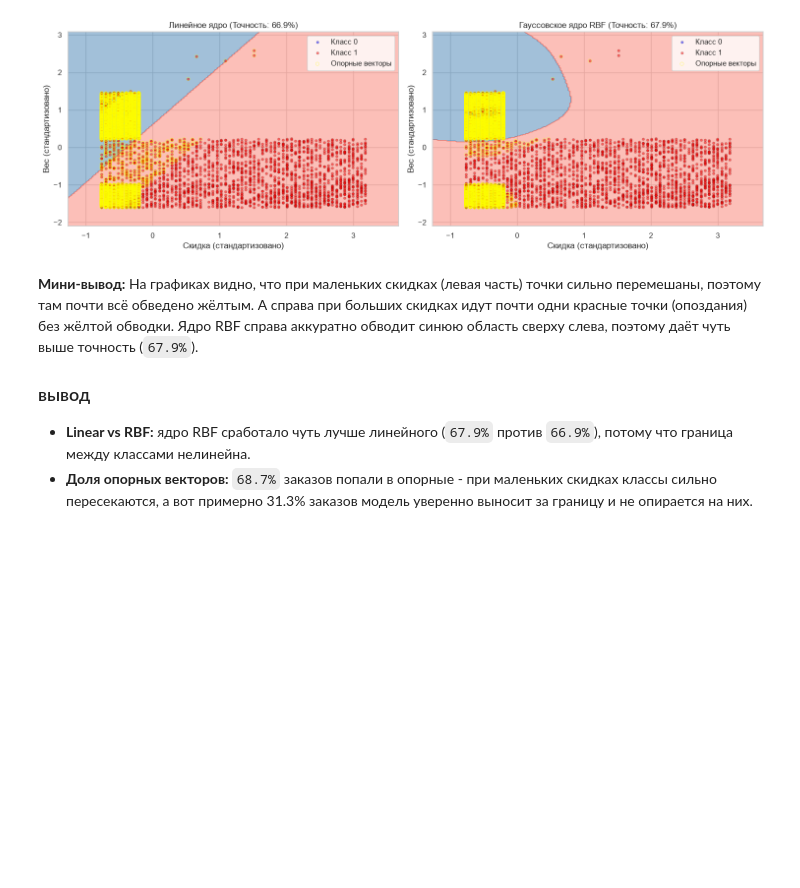
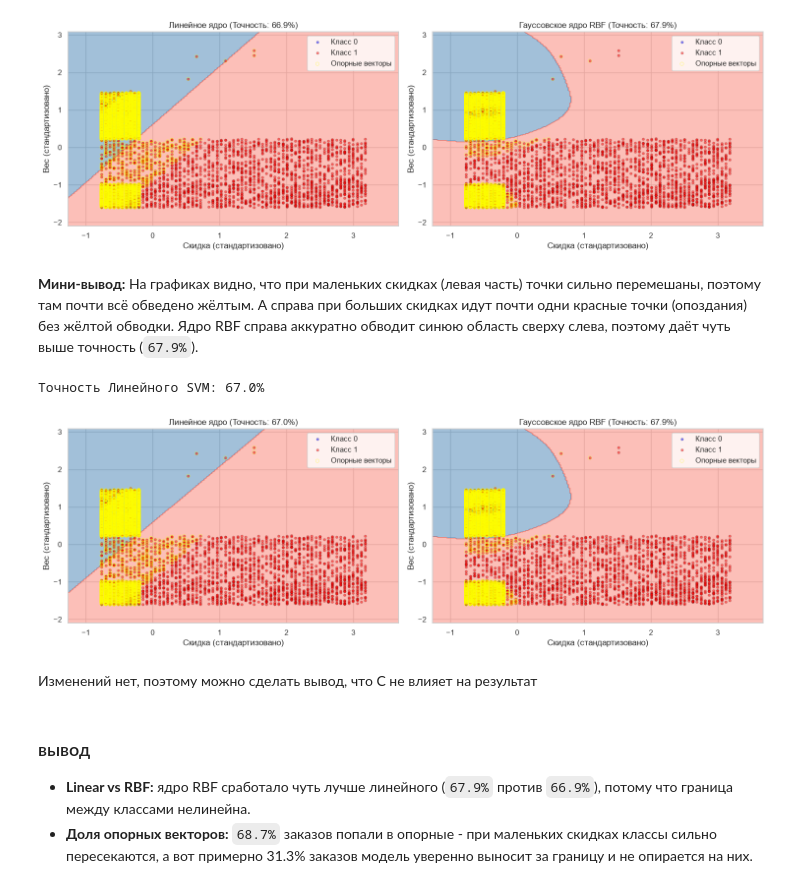
Before and after one commit to dsdhya/labs-po-AI, a Jupyter notebook: lab6/lab6.ipynb, the cells around one changed output. Drawn from its saved outputs; the diff is of its cells as text; code cells hidden in the pictures; blank space fills up the shorter version.

```diff
--- a/lab6/lab6.ipynb
+++ b/lab6/lab6.ipynb
@@ -140,9 +140,76 @@ plt.tight_layout()
 plt.show()
 # %% [output]
 [figure]
+# %% [markdown]
+**Мини-вывод:** На графиках видно, что при маленьких скидках (левая часть) точки сильно перемешаны, поэтому там почти всё обведено жёлтым. А справа при больших скидках идут почти одни красные точки (опоздания) без жёлтой обводки. Ядро RBF справа аккуратно обводит синюю область сверху слева, поэтому даёт чуть выше точность (`67.9%`).
+# %%
+svm_linear = SVC(
+    kernel="linear",
+    C=0.1,
+    gamma="scale",
+    random_state=42
+)
+svm_linear.fit(X_train_scaled, y_train)
+
+y_pred_lin = svm_linear.predict(X_test_scaled)
+acc_lin = accuracy_score(y_test, y_pred_lin)
+print(f"Точность Линейного SVM: {acc_lin*100:.1f}%")
+# %% [output]
+Точность Линейного SVM: 67.0%
+# %%
+fig, axes = plt.subplots(1, 2, figsize=(15, 5))
+
+def plot_decision_boundary(model, ax, title):
+    X_set, y_set = X_train_scaled, y_train
+
+    X1, X2 = np.meshgrid(
+        np.arange(start=X_set[:, 0].min() - 0.5, stop=X_set[:, 0].max() + 0.5, step=0.02),
+        np.arange(start=X_set[:, 1].min() - 0.5, stop=X_set[:, 1].max() + 0.5, step=0.02),
+    )
+
+    ax.contourf(
+        X1, X2, model.predict(np.array([X1.ravel(), X2.ravel()]).T).reshape(X1.shape),
+        alpha=0.5,
+        cmap=ListedColormap(("steelblue", "salmon"))
+    )
+
+    for i, j in enumerate(np.unique(y_set)):
+        ax.scatter(
+            X_set[y_set == j, 0],
+            X_set[y_set == j, 1],
+            color=ListedColormap(("blue", "red"))(i),
+            s=14,
+            alpha=0.5,
+            linewidth=0.3,
+            edgecolors="k",
+            label=f"Класс {j}"
+        )
+
+    ax.scatter(
+        model.support_vectors_[:, 0],
+        model.support_vectors_[:, 1],
+        s=25,
+        linewidth=0.5,
+        alpha=0.6,
+        facecolors="none",
+        edgecolors="yellow",
+        label="Опорные векторы"
+    )
+    ax.set_title(title)
+    ax.set_xlabel("Скидка (стандартизовано)")
+    ax.set_ylabel("Вес (стандартизовано)")
+    ax.legend()
+
+plot_decision_boundary(svm_linear, axes[0], f"Линейное ядро (Точность: {acc_lin*100:.1f}%)")
+plot_decision_boundary(svm_rbf, axes[1], f"Гауссовское ядро RBF (Точность: {acc_rbf*100:.1f}%)")
+
+plt.tight_layout()
+plt.show()
+# %% [output]
+[figure, added]
+# %% [markdown]
+Изменений нет, поэтому можно сделать вывод, что С не влияет на результат
 # %% [markdown]
-**Мини-вывод:** На графиках видно, что при маленьких скидках (левая часть) точки сильно перемешаны, поэтому там почти всё обведено жёлтым. А справа при больших скидках идут почти одни красные точки (опоздания) без жёлтой обводки. Ядро RBF справа аккуратно обводит синюю область сверху слева, поэтому даёт чуть выше точность (`67.9%`).
-
 ### вывод
 * **Linear vs RBF:** ядро RBF сработало чуть лучше линейного (`67.9%` против `66.9%`), потому что граница между классами нелинейна.
 * **Доля опорных векторов:** `68.7%` заказов  попали в опорные - при маленьких скидках классы сильно пересекаются, а вот примерно 31.3% заказов модель уверенно выносит за границу и не опирается на них.
```
